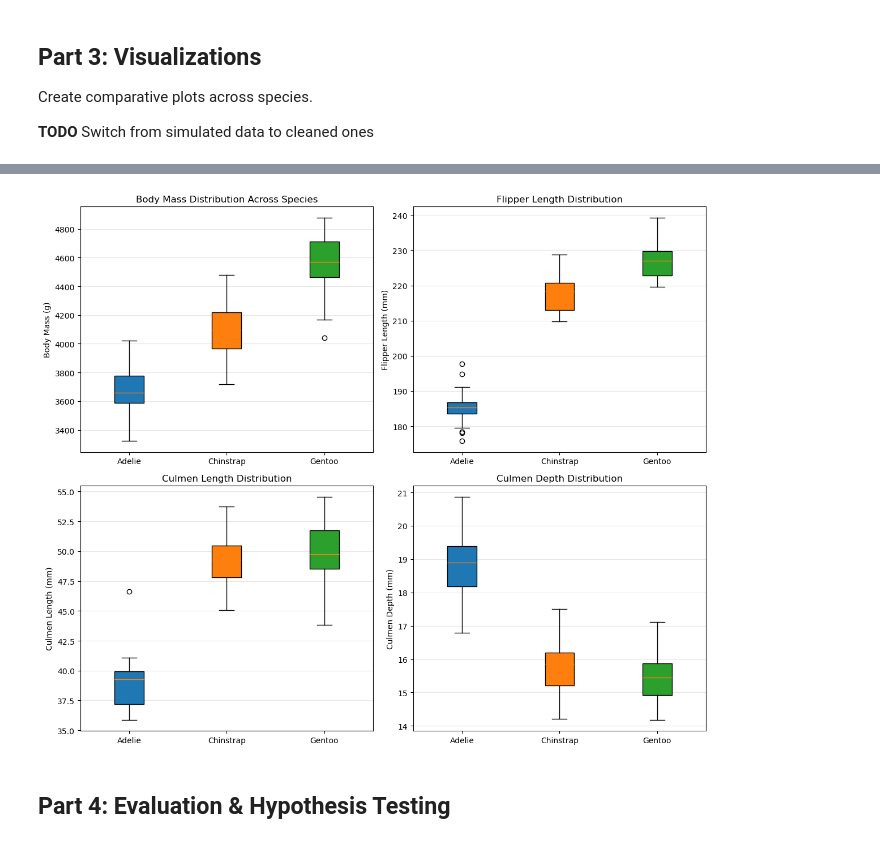
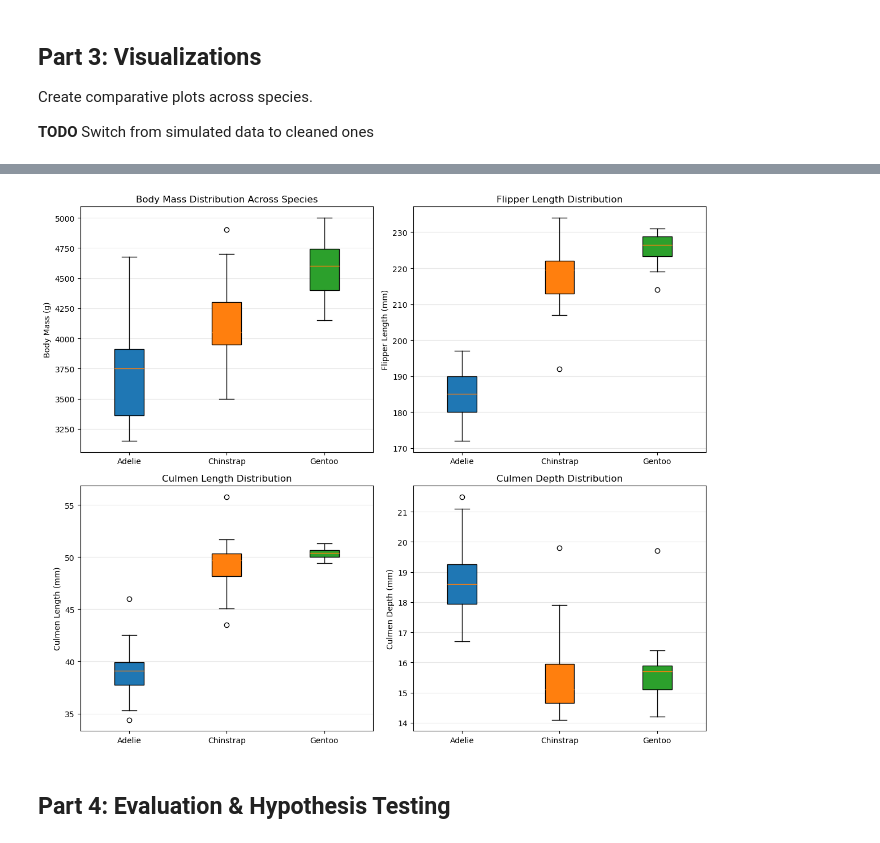
Before and after one commit to martinschatz-cz/jupyter-ELN-example, a Jupyter notebook: Jupyter Notebook/Example/ELN_results.ipynb, the cells around one changed output, grey strips where cells are left out. Saved outputs shown, nothing was run; the diff lists cells and outputs as text; code cells hidden in the pictures.

```diff
--- a/Jupyter Notebook/Example/ELN_results.ipynb
+++ b/Jupyter Notebook/Example/ELN_results.ipynb
@@ -187,58 +218,64 @@ Create comparative plots across species.
 # %%
+# Create subplots
 fig, axes = plt.subplots(2, 2, figsize=(12, 10))
 
-# Prepare data for boxplots (simulated distribution around means)
-species_names = df_comparison['species'].tolist()
-np.random.seed(42)  # For reproducible variation
+# Prepare data lists for plotting using cleaned data where available
+body_mass_dist = [clean_dfs[sp]['body_mass_g'].dropna().values for sp in species_order if sp in clean_dfs]
+flipper_dist = [clean_dfs[sp]['flipper_length_mm'].dropna().values for sp in species_order if sp in clean_dfs]
+culmen_len_dist = [clean_dfs[sp]['culmen_length_mm'].dropna().values for sp in species_order if sp in clean_dfs]
+culmen_depth_dist = [clean_dfs[sp]['culmen_depth_mm'].dropna().values for sp in species_order if sp in clean_dfs]
 
-# Create simulated distributions for each species (normally distributed around means)
-body_mass_dist = [np.random.normal(row['mean_body_mass_g'], 200, 30)
-                   for _, row in df_comparison.iterrows()]
-flipper_dist = [np.random.normal(row['mean_flipper_length_mm'], 5, 30)
-                 for _, row in df_comparison.iterrows()]
-culmen_len_dist = [np.random.normal(row['mean_culmen_length_mm'], 2, 30)
-                   for _, row in df_comparison.iterrows()]
-culmen_depth_dist = [np.random.normal(row['mean_culmen_depth_mm'], 1, 30)
+# If any cleaned files are missing, fall back to the previous simulated approach for consistency
+if len(body_mass_dist) != len(species_order):
+    print('Warning: some cleaned files missing — using simulated distributions for missing species')
+    np.random.seed(42)
+    body_mass_dist = [np.random.normal(row['mean_body_mass_g'], 200, 30)
+                       for _, row in df_comparison.iterrows()]
+    flipper_dist = [np.random.normal(row['mean_flipper_length_mm'], 5, 30)
                      for _, row in df_comparison.iterrows()]
+    culmen_len_dist = [np.random.normal(row['mean_culmen_length_mm'], 2, 30)
+                       for _, row in df_comparison.iterrows()]
+    culmen_depth_dist = [np.random.normal(row['mean_culmen_depth_mm'], 1, 30)
+                         for _, row in df_comparison.iterrows()]
 
-colors = ['#1f77b4', '#ff7f0e', '#2ca02c']
+colors = ['#1f77b4', '#ff7f0e', '#2ca02c'][:len(species_order)]
 
 # Plot 1: Body mass distribution by species
-bp1 = axes[0, 0].boxplot(body_mass_dist, tick_labels=species_names, patch_artist=True)
+bp1 = axes[0, 0].boxplot(body_mass_dist, tick_labels=species_order, patch_artist=True)
 for patch, color in zip(bp1['boxes'], colors):
     patch.set_facecolor(color)
 axes[0, 0].set_ylabel('Body Mass (g)')
 axes[0, 0].set_title('Body Mass Distribution Across Species')
 axes[0, 0].grid(True, alpha=0.3, axis='y')
 
 # Plot 2: Flipper length distribution by species
-bp2 = axes[0, 1].boxplot(flipper_dist, tick_labels=species_names, patch_artist=True)
+bp2 = axes[0, 1].boxplot(flipper_dist, tick_labels=species_order, patch_artist=True)
 for patch, color in zip(bp2['boxes'], colors):
     patch.set_facecolor(color)
 axes[0, 1].set_ylabel('Flipper Length (mm)')
 axes[0, 1].set_title('Flipper Length Distribution')
 axes[0, 1].grid(True, alpha=0.3, axis='y')
 
 # Plot 3: Culmen length distribution by species
-bp3 = axes[1, 0].boxplot(culmen_len_dist, tick_labels=species_names, patch_artist=True)
+bp3 = axes[1, 0].boxplot(culmen_len_dist, tick_labels=species_order, patch_artist=True)
 for patch, color in zip(bp3['boxes'], colors):
     patch.set_facecolor(color)
 axes[1, 0].set_ylabel('Culmen Length (mm)')
 axes[1, 0].set_title('Culmen Length Distribution')
 axes[1, 0].grid(True, alpha=0.3, axis='y')
 
 # Plot 4: Culmen depth distribution by species
-bp4 = axes[1, 1].boxplot(culmen_depth_dist, tick_labels=species_names, patch_artist=True)
+bp4 = axes[1, 1].boxplot(culmen_depth_dist, tick_labels=species_order, patch_artist=True)
 for patch, color in zip(bp4['boxes'], colors):
     patch.set_facecolor(color)
 axes[1, 1].set_ylabel('Culmen Depth (mm)')
 axes[1, 1].set_title('Culmen Depth Distribution')
 axes[1, 1].grid(True, alpha=0.3, axis='y')
 
 plt.tight_layout()
 # plt.show()
 # %% [output]
-[figure, old version]
+[figure, new version]
 # %% [markdown]
 ## Part 4: Evaluation & Hypothesis Testing
 # %%
```
Also changed, not shown: parts of 7 cells of this notebook, 7 other files.
